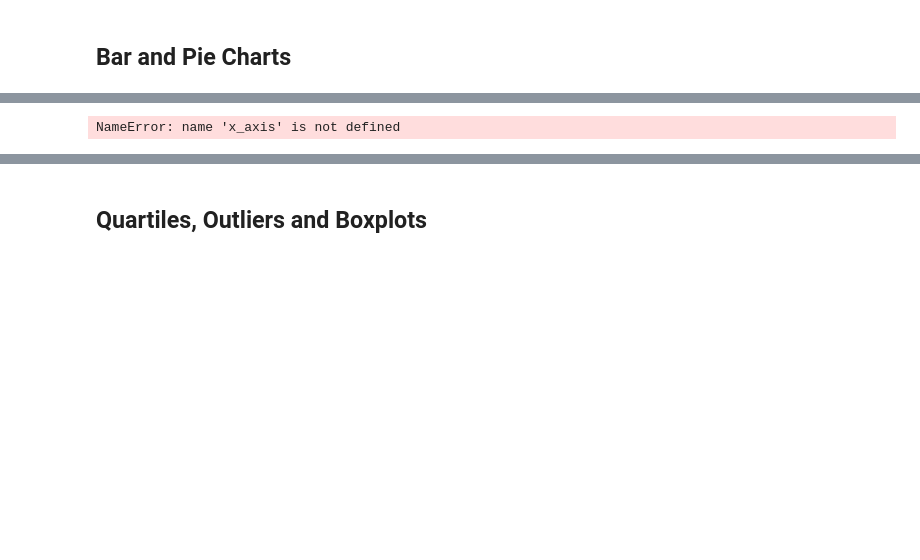
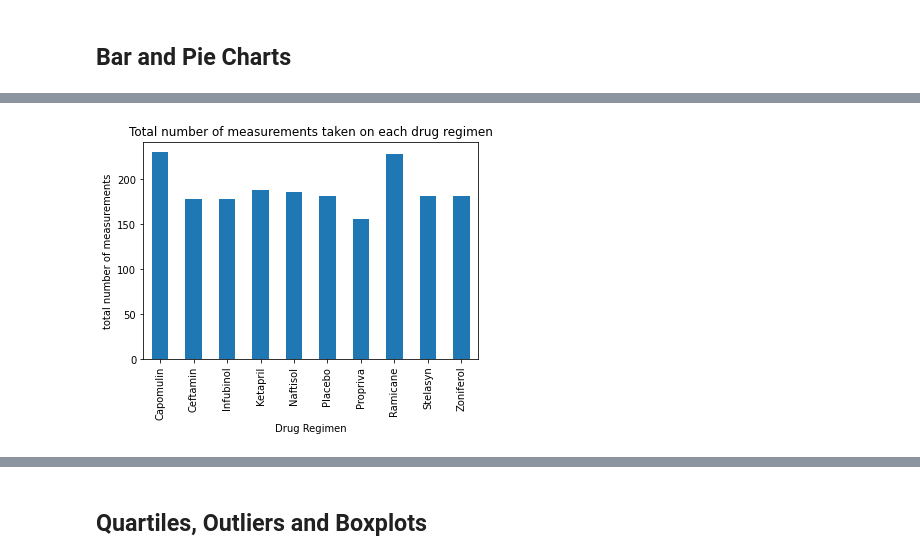
Before and after one commit to morehe11/Matplotlib_HW, a Jupyter notebook: Pymaceuticals/pymaceuticals_starter.ipynb, the cells around one changed output, grey strips where cells are left out. Cells and saved outputs as stored; diff of their text form; code cells hidden in the pictures; blank space fills up the shorter version.

```diff
--- a/Pymaceuticals/pymaceuticals_starter.ipynb
+++ b/Pymaceuticals/pymaceuticals_starter.ipynb
@@ -170,16 +183,19 @@ bar_plot= bar_pandas.plot(kind="bar")
 # %%
 # Generate a bar plot showing the total number of measurements taken on each drug regimen using pyplot.
 bar_plt = drop_duplicates_df.groupby("Drug Regimen").count()["Tumor Volume (mm3)"]
 
 
-#x_axis = np.arange(len(bar_plt))
+x_axis = np.arange(len(bar_plt))
 tick_locations = [value for value in x_axis]
 plt._bar = bar_plt.plot.bar(legend = False)
-#plt.xticks(tick_locations, bar_plt, rotation = "vertical")
-
+# include title, x and y labels
+plt.title("Total number of measurements taken on each drug regimen")
+plt.xlabel("Drug Regimen")
+plt.ylabel("total number of measurements")
+#plot bar graph
 plt.show ()
 # %% [output]
-NameError: name 'x_axis' is not defined
+[figure, added]
 # %%
 # Generate a pie plot showing the distribution of female versus male mice using pandas
 
```
Also changed, not shown: parts of 8 cells of this notebook.
